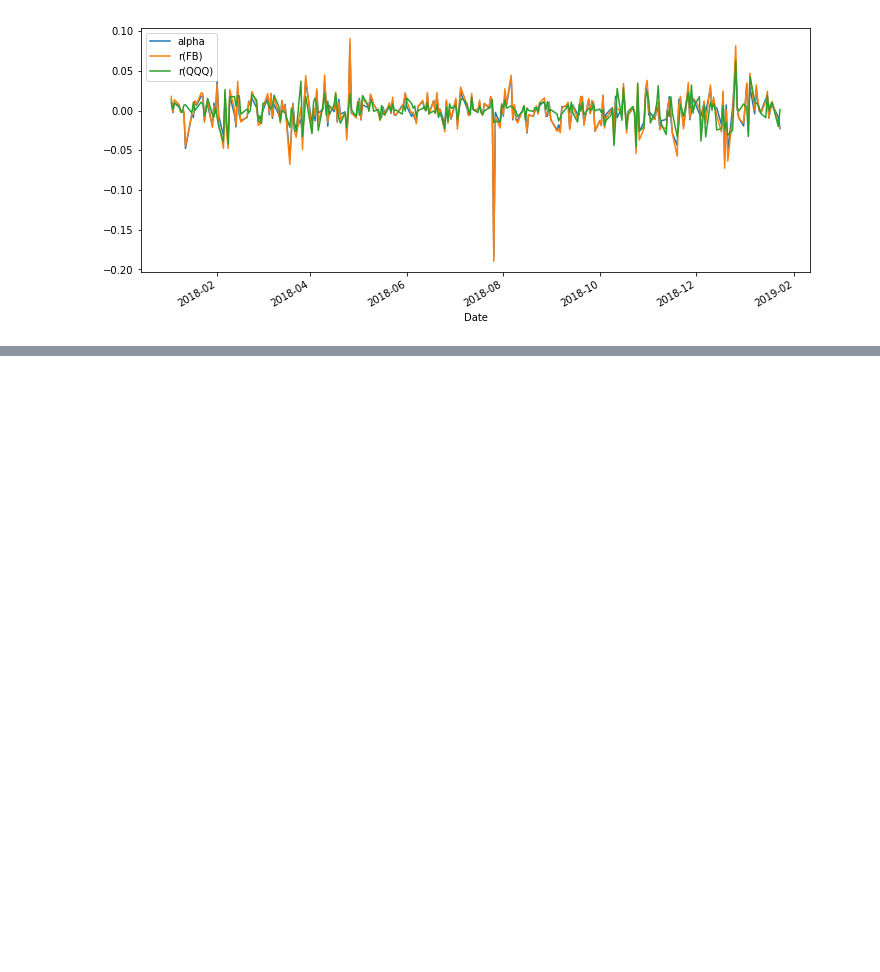
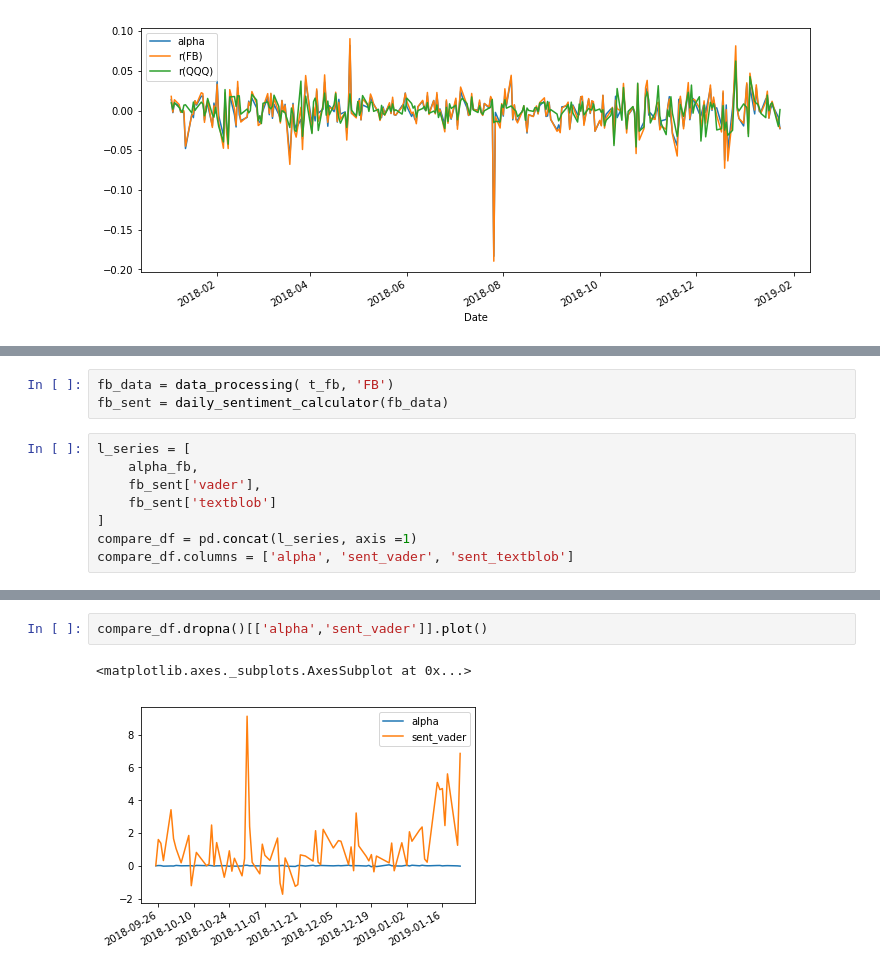
Before and after one commit to sendash-app/study_stocks_sentiments, a Jupyter notebook: returns_vs_sentiments.ipynb, the cells around one changed output, grey strips where cells are left out. Saved outputs shown, nothing was run; the diff lists cells and outputs as text; blank space fills up the shorter version.

```diff
--- a/returns_vs_sentiments.ipynb
+++ b/returns_vs_sentiments.ipynb
@@ -139,0 +206,11 @@ iplot(plotly_data)
+# %%
+fb_data = data_processing( t_fb, 'FB')
+fb_sent = daily_sentiment_calculator(fb_data)
+# %%
+l_series = [
+    alpha_fb,
+    fb_sent['vader'],
+    fb_sent['textblob']
+]
+compare_df = pd.concat(l_series, axis =1)
+compare_df.columns = ['alpha', 'sent_vader', 'sent_textblob']
@@ -139,0 +231,5 @@ iplot(plotly_data)
+# %%
+compare_df.dropna()[['alpha','sent_vader']].plot()
+# %% [output]
+<matplotlib.axes._subplots.AxesSubplot at 0x...>
+[figure, added]
```
Also changed, not shown: parts of 11 cells of this notebook.
